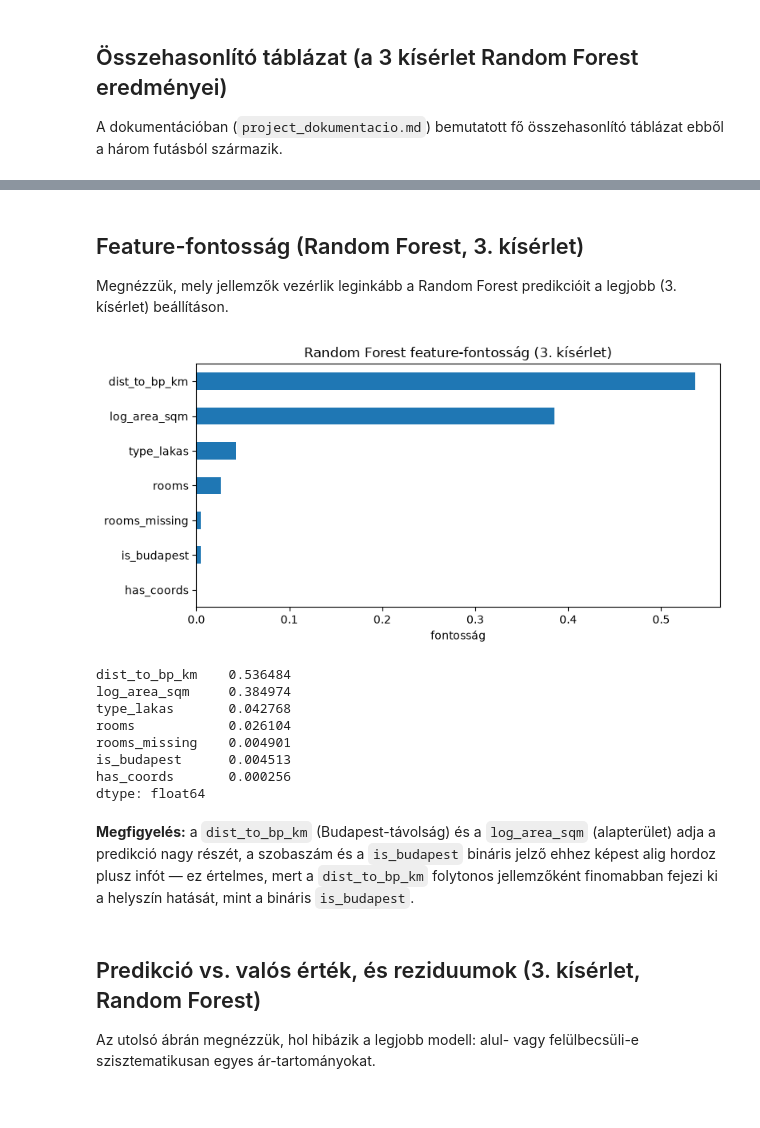
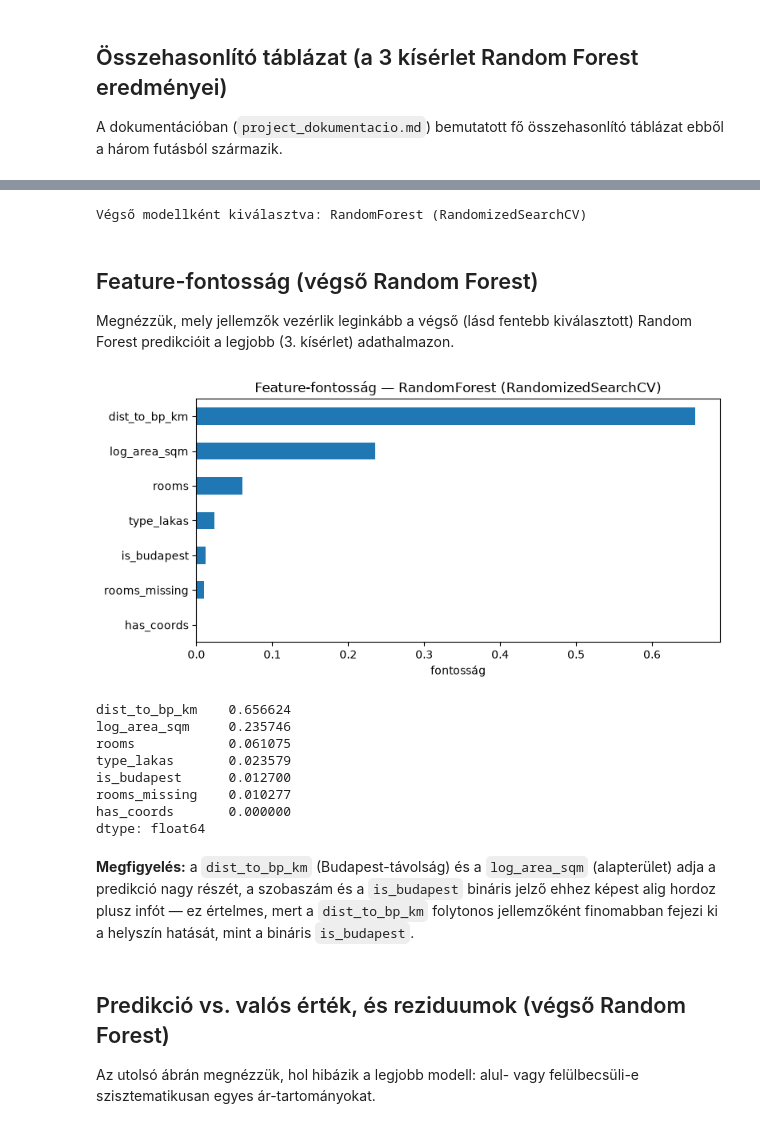
Before and after one commit to istvanmolitor/ingatlan, a Jupyter notebook: notebooks/02_modeling.ipynb, the cells around one changed output, grey strips where cells are left out. Saved outputs shown, nothing was run; the diff lists cells and outputs as text; code cells hidden in the pictures.

```diff
--- a/notebooks/02_modeling.ipynb
+++ b/notebooks/02_modeling.ipynb
@@ -58,14 +64,14 @@ Jellemzők (feature-ök):
 A `dist_to_bp_km`-nél a koordináta nélküli sorokra a medián távolsággal
 pótolunk (ezeket a `has_coords=0` flag jelzi a modell felé).
 # %%
-df_model = df[~df["type_sorhaz"].astype(bool) & ~df["type_beruhazas"].astype(bool)].copy()
+df_model = df[~df["type_beruhazas"].astype(bool)].copy()
 df_model["dist_to_bp_km"] = df_model["dist_to_bp_km"].fillna(df_model["dist_to_bp_km"].median())
-print("Modellezésbe bekerülő sorok (sorhaz/beruhazas nélkül):", df_model.shape)
+print("Modellezésbe bekerülő sorok (beruhazas nélkül):", df_model.shape)
 
 FEATURES_FULL = [
     "log_area_sqm", "rooms", "rooms_missing",
     "is_budapest", "has_coords", "dist_to_bp_km",
-    "type_lakas", "type_nyaralo", "type_telek",
+    "type_lakas", "type_nyaralo", "type_telek", "type_sorhaz",
 ]
 TARGET = "log_price"
 # %% [output]
@@ -244,27 +366,41 @@ summary
+# %%
+# A továbbiakban (feature-fontosság, reziduum-elemzés) azt a Random Forestet
+# használjuk "végső" modellként, amelyik a teszthalmazon alacsonyabb MAE
+# (log skála) hibát ad — ez lehet a fix beállítású, vagy a RandomizedSearchCV
+# által talált hiperparaméterekkel futó modell is.
+if tuning_comparison.loc["RandomForest (RandomizedSearchCV)", "teszt MAE (log)"] <= tuning_comparison.loc["RandomForest (fix: n_estimators=300, max_depth=6)", "teszt MAE (log)"]:
+    rf_final = rf_search.best_estimator_
+    rf_final_label = "RandomForest (RandomizedSearchCV)"
+else:
+    rf_final = fitted_clean["RandomForest"]
+    rf_final_label = "RandomForest (fix: n_estimators=300, max_depth=6)"
+
+print("Végső modellként kiválasztva:", rf_final_label)
+# %% [output]
+Végső modellként kiválasztva: RandomForest (RandomizedSearchCV)
 # %% [markdown]
-## Feature-fontosság (Random Forest, 3. kísérlet)
+## Feature-fontosság (végső Random Forest)
 
-Megnézzük, mely jellemzők vezérlik leginkább a Random Forest predikcióit a
-legjobb (3. kísérlet) beállításon.
+Megnézzük, mely jellemzők vezérlik leginkább a végső (lásd fentebb kiválasztott)
+Random Forest predikcióit a legjobb (3. kísérlet) adathalmazon.
 # %%
-rf_final = fitted_clean["RandomForest"]
 importances = pd.Series(rf_final.feature_importances_, index=FEATURES_RESTRICTED).sort_values()
 
-importances.plot(kind="barh", title="Random Forest feature-fontosság (3. kísérlet)")
+importances.plot(kind="barh", title=f"Feature-fontosság — {rf_final_label}")
 plt.xlabel("fontosság")
 plt.tight_layout()
 plt.show()
 
 importances.sort_values(ascending=False)
 # %% [output]
-[figure, old version]
+[figure, new version]
-dist_to_bp_km    0.536484
-log_area_sqm     0.384974
-type_lakas       0.042768
-rooms            0.026104
-rooms_missing    0.004901
-is_budapest      0.004513
-has_coords       0.000256
+dist_to_bp_km    0.656624
+log_area_sqm     0.235746
+rooms            0.061075
+type_lakas       0.023579
+is_budapest      0.012700
+rooms_missing    0.010277
+has_coords       0.000000
 dtype: float64
 # %% [markdown]
 **Megfigyelés:** a `dist_to_bp_km` (Budapest-távolság) és a `log_area_sqm`
@@ -273,7 +409,7 @@ bináris jelző ehhez képest alig hordoz plusz infót — ez értelmes, mert a
 `dist_to_bp_km` folytonos jellemzőként finomabban fejezi ki a helyszín
 hatását, mint a bináris `is_budapest`.
 # %% [markdown]
-## Predikció vs. valós érték, és reziduumok (3. kísérlet, Random Forest)
+## Predikció vs. valós érték, és reziduumok (végső Random Forest)
 
 Az utolsó ábrán megnézzük, hol hibázik a legjobb modell: alul- vagy
 felülbecsüli-e szisztematikusan egyes ár-tartományokat.
```
Also changed, not shown: parts of 16 cells of this notebook, 3 other files.
